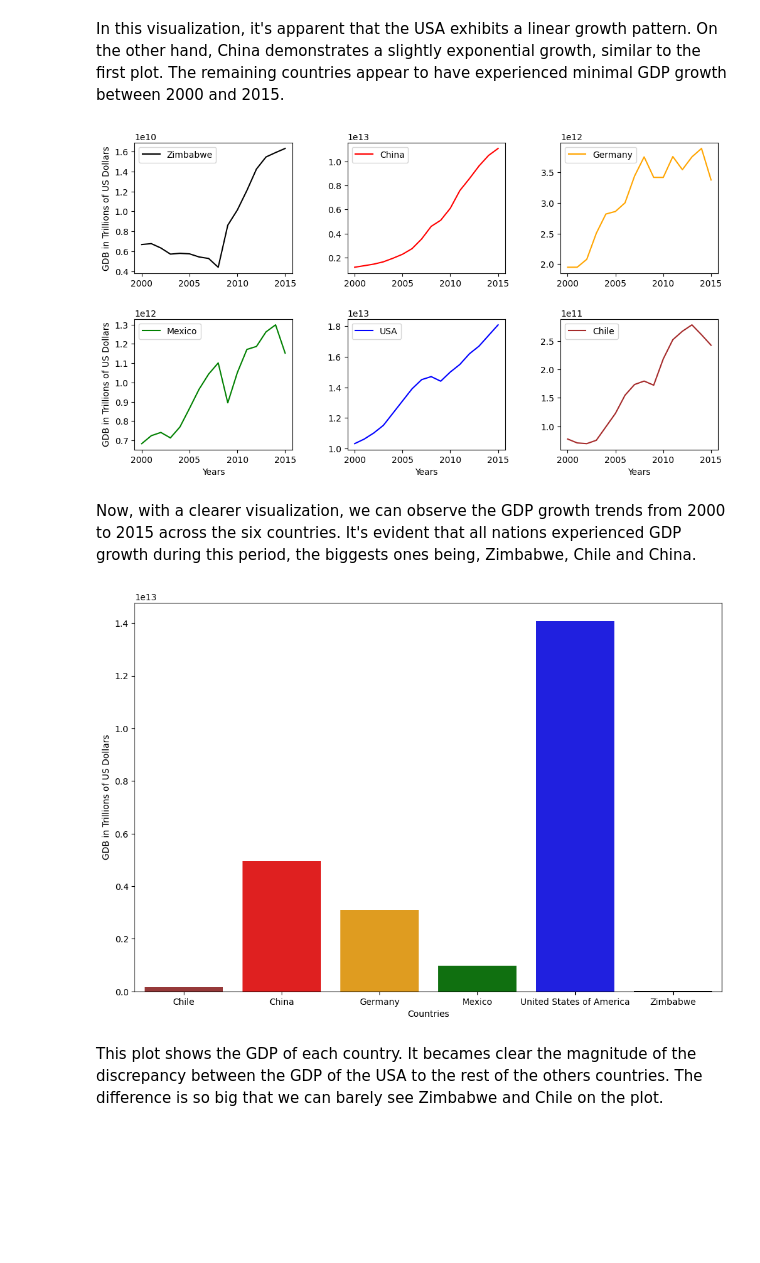
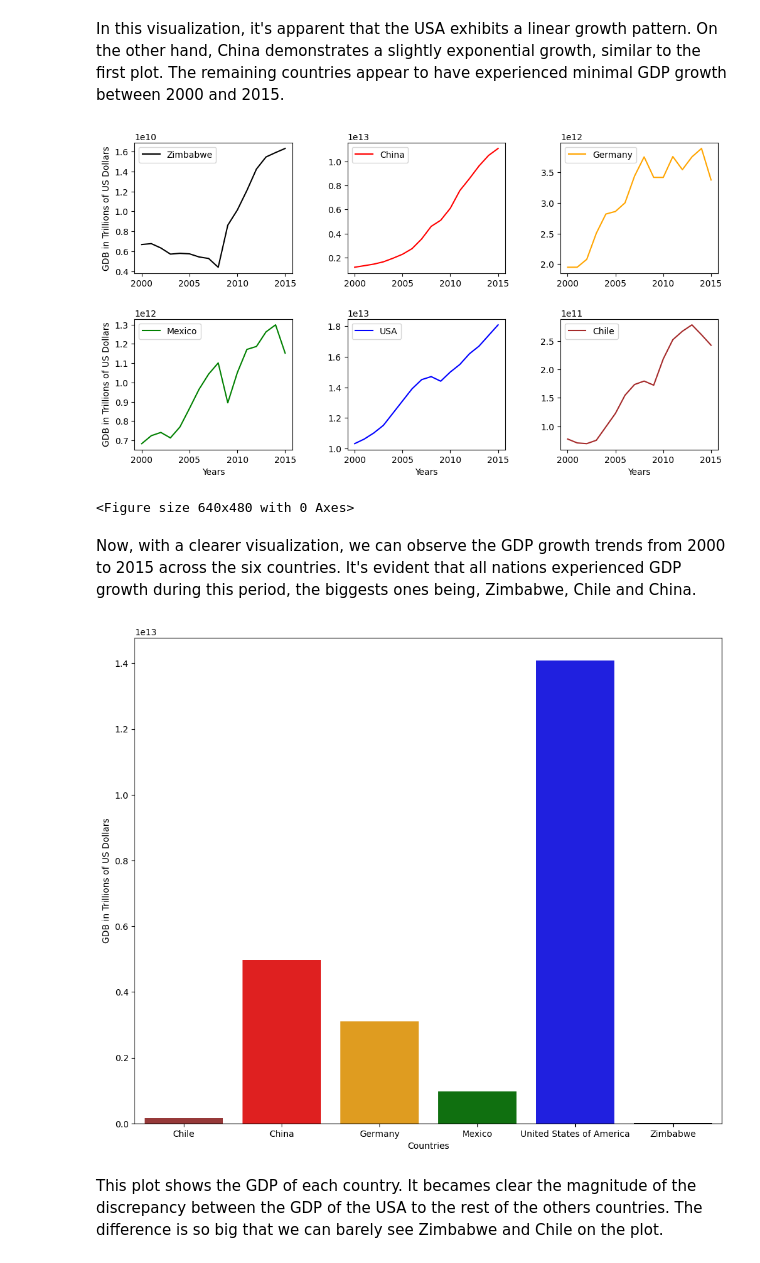
Before and after one commit to Joao-Gabriel05/WHO_Project, a Jupyter notebook: WHO_project.ipynb, the cells around one changed output. Saved outputs shown, nothing was run; the diff lists cells and outputs as text; code cells hidden in the pictures; blank space fills up the shorter version.

```diff
--- a/WHO_project.ipynb
+++ b/WHO_project.ipynb
@@ -3,7 +3,7 @@ import pandas as pd
 import matplotlib.pyplot as plt
 import seaborn as sns
 # %%
-df=pd.read_csv('Projetos_codecademy/WHO_project/all_data.csv')
+df=pd.read_csv('all_data.csv')
 df.head()
 # %% [output]
 |  | Country | Year | Life expectancy at birth (years) | GDP |
@@ -71,7 +73,7 @@ plt.show()
 # %% [markdown]
 In this visualization, it's apparent that the USA exhibits a linear growth pattern. On the other hand, China demonstrates a slightly exponential growth, similar to the first plot. The remaining countries appear to have experienced minimal GDP growth between 2000 and 2015.
 # %%
-plt.figure(figsize=(12,10))
+figure=plt.figure(figsize=(12,10))
 plt.subplot(3,3,1)
 plt.plot(df_Zimbabwe.Year,df_Zimbabwe.GDP,color='black',label='Zimbabwe')
 plt.legend()
@@ -99,19 +101,22 @@ plt.legend()
 plt.subplots_adjust(wspace=0.35,hspace=0.35)
 figure.savefig('Line_between_GDP_and_Years_each_country.png')
 plt.show()
+plt.clf()
 # %% [output]
 [figure]
+<Figure size 640x480 with 0 Axes>
 # %% [markdown]
  Now, with a clearer visualization, we can observe the GDP growth trends from 2000 to 2015 across the six countries. It's evident that all nations experienced GDP growth during this period, the biggests ones being, Zimbabwe, Chile and China.
 # %%
-plt.figure(figsize=(12,8))
-sns.barplot(x=df.Country,y=df.GDP,errorbar=None,palette = ['brown','red','orange','green','blue','black'], hue=df.Country)
+figure=plt.figure(figsize=(12,10))
+sns.barplot(x=df.Country,y=df.GDP,errorbar=None,palette = ['brown','red','orange','green','blue','black'])
 plt.ylabel('GDB in Trillions of US Dollars')
 plt.xlabel('Countries')
 figure.savefig('Bar_of_GDPs.png')
+
 plt.show()
 # %% [output]
-[figure, old version]
+[figure, new version]
 # %% [markdown]
 This plot shows the GDP of each country. It becames clear the magnitude of the discrepancy between the GDP of the USA to the rest of the others countries. The difference is so big that we can barely see Zimbabwe and Chile on the plot.
 # %% [markdown]
```
Also changed, not shown: parts of 1 cell of this notebook, 4 other files.
